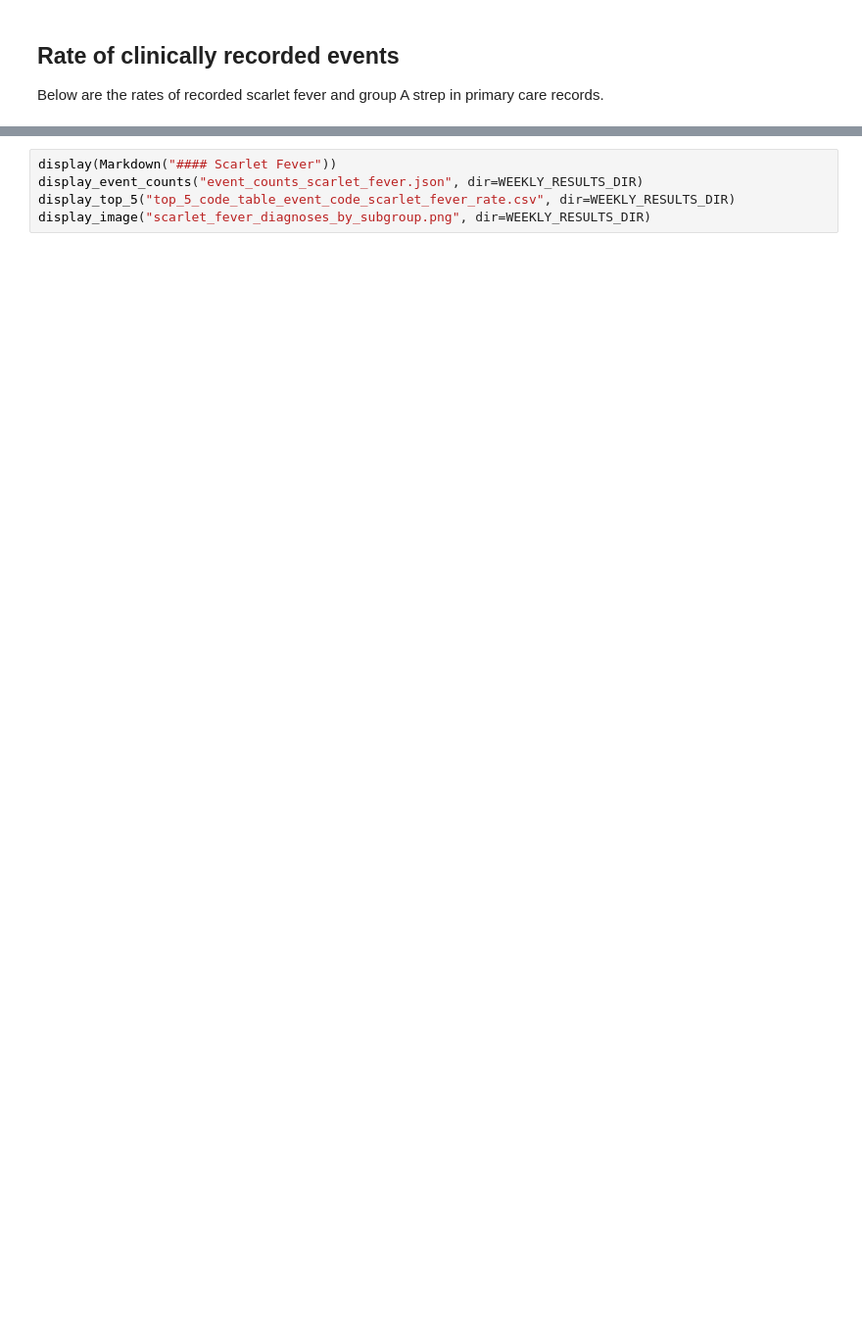
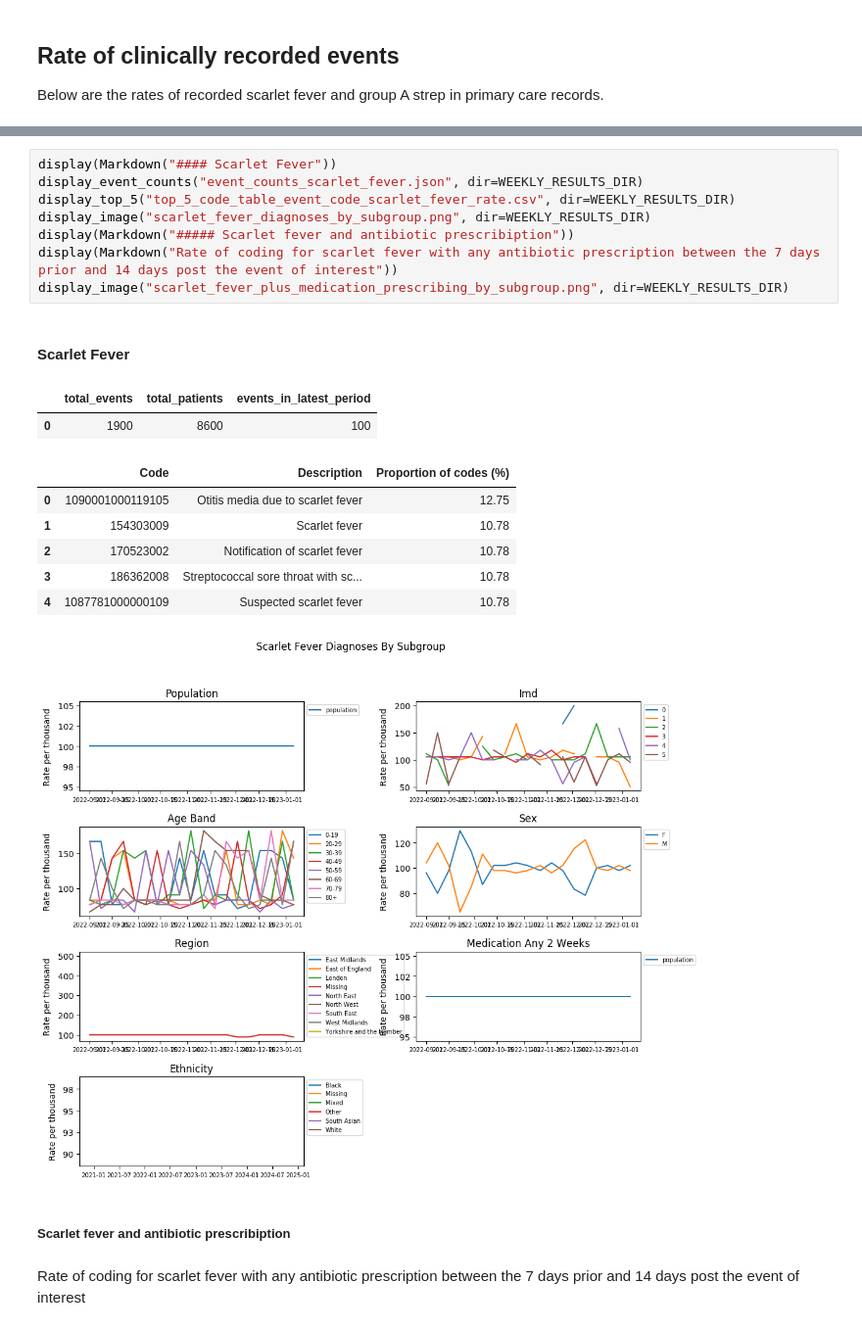
Before and after one commit to opensafely/strepa_scarlet, a Jupyter notebook: analysis/report/report_weekly.ipynb, the cells around one changed output, grey strips where cells are left out. Shown at 98% size. Drawn from its saved outputs; the diff is of its cells as text; blank space fills up the shorter version.

Commit message:
add panel plots for clinical event + prescription In doing this, we have to increase the max plot number limit in the panel plots script

```diff
--- a/analysis/report/report_weekly.ipynb
+++ b/analysis/report/report_weekly.ipynb
@@ -53,5 +115,21 @@ display_image("clinical_bar_measures.jpeg", dir=WEEKLY_RESULTS_DIR)
 # %%
 display(Markdown("#### Scarlet Fever"))
 display_event_counts("event_counts_scarlet_fever.json", dir=WEEKLY_RESULTS_DIR)
 display_top_5("top_5_code_table_event_code_scarlet_fever_rate.csv", dir=WEEKLY_RESULTS_DIR)
 display_image("scarlet_fever_diagnoses_by_subgroup.png", dir=WEEKLY_RESULTS_DIR)
+display(Markdown("##### Scarlet fever and antibiotic prescribiption"))
+display(Markdown("Rate of coding for scarlet fever with any antibiotic prescription between the 7 days prior and 14 days post the event of interest"))
+display_image("scarlet_fever_plus_medication_prescribing_by_subgroup.png", dir=WEEKLY_RESULTS_DIR)
+# %% [output]
+#### Scarlet Fever
+|  | total_events | total_patients | events_in_latest_period |
+| 0 | 1900 | 8600 | 100 |
+|  | Code | Description | Proportion of codes (%) |
+| 0 | 1090001000119105 | Otitis media due to scarlet fever | 12.75 |
+| 1 | 154303009 | Scarlet fever | 10.78 |
+| 2 | 170523002 | Notification of scarlet fever | 10.78 |
+| 3 | 186362008 | Streptococcal sore throat with sc... | 10.78 |
+| 4 | 1087781000000109 | Suspected scarlet fever | 10.78 |
+[figure, added]
+##### Scarlet fever and antibiotic prescribiption
+Rate of coding for scarlet fever with any antibiotic prescription between the 7 days prior and 14 days post the event of interest
```
Also changed, not shown: parts of 11 cells of this notebook, 3 other files.
